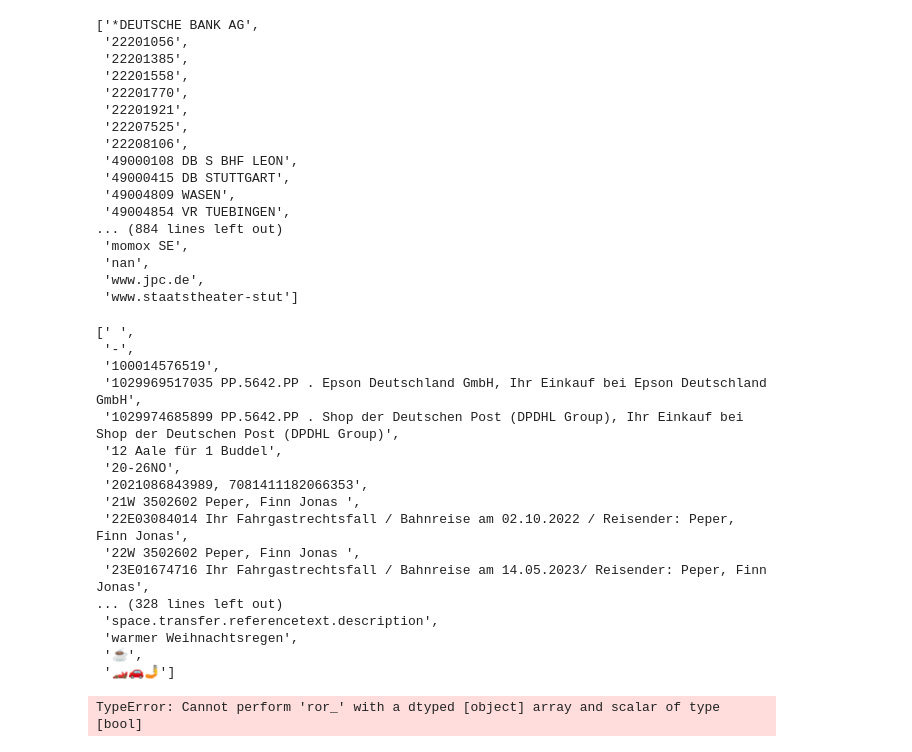
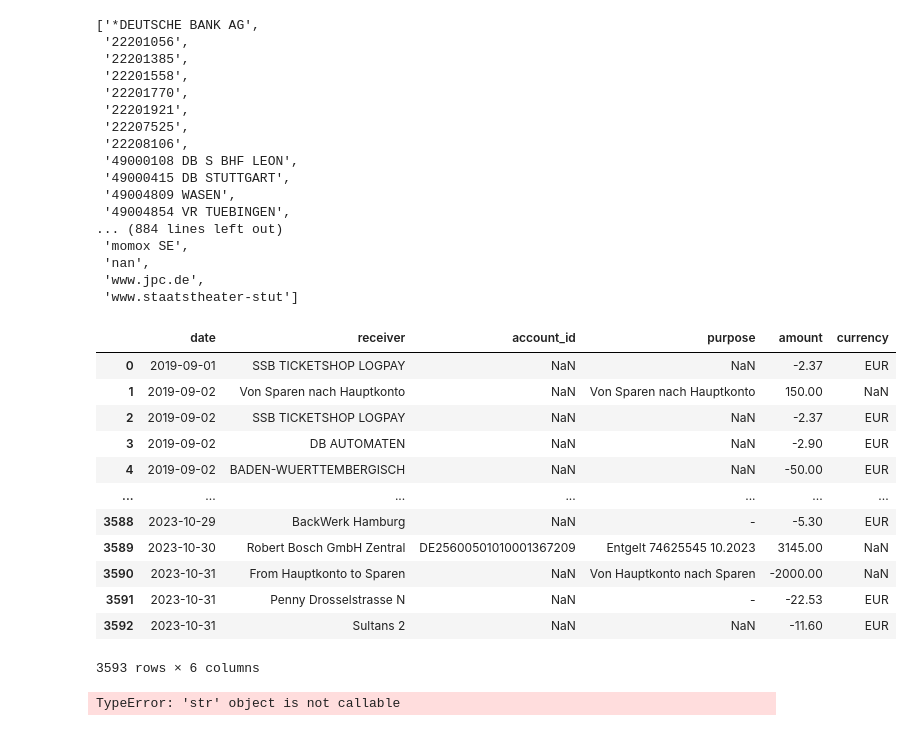
Before and after one commit to losredoe132/n26_account_dashboard, a Jupyter notebook: src/playground.ipynb, the cells around one changed output. Cells and saved outputs as stored; diff of their text form; code cells hidden in the pictures.

```diff
--- a/src/playground.ipynb
+++ b/src/playground.ipynb
@@ -55,27 +55,29 @@ sorted(df["Empfänger"].unique().astype("str"))
  'nan',
  'www.jpc.de',
  'www.staatstheater-stut']
-# %%
-sorted(df["Verwendungszweck"].unique().astype("str"))
-# %% [output]
-[' ',
- '-',
- '100014576519',
- '1029969517035 PP.5642.PP . Epson Deutschland GmbH, Ihr Einkauf bei Epson Deutschland GmbH',
- '1029974685899 PP.5642.PP . Shop der Deutschen Post (DPDHL Group), Ihr Einkauf bei Shop der Deutschen Post (DPDHL Group)',
- '12 Aale für 1 Buddel',
- '20-26NO',
- '2021086843989, 7081411182066353',
- '21W 3502602 Peper, Finn Jonas ',
- '22E03084014 Ihr Fahrgastrechtsfall / Bahnreise am 02.10.2022 / Reisender: Peper, Finn Jonas',
- '22W 3502602 Peper, Finn Jonas ',
- '23E01674716 Ihr Fahrgastrechtsfall / Bahnreise am 14.05.2023/ Reisender: Peper, Finn Jonas',
-... (328 lines left out)
- 'space.transfer.referencetext.description',
- 'warmer Weihnachtsregen',
- '☕️',
- '🏎🚗🤳']
-# %%
-df["Betrag (EUR)"]
-# %% [output]
-TypeError: Cannot perform 'ror_' with a dtyped [object] array and scalar of type [bool]
+# %%
+df.rename({"Empfänger":"receiver","Kontonummer":"account_id", "Verwendungszweck":"purpose", "Datum":"date", "Betrag (EUR)":"amount", "Fremdwährung":"currency"}, axis=1, inplace=True)
+df.drop(columns=["Betrag (Fremdwährung)","Transaktionstyp", "Wechselkurs"], inplace=True)
+df.date = pd.to_datetime(df.date)
+df
+# %% [output]
+|  | date | receiver | account_id | purpose | amount | currency |
+| 0 | 2019-09-01 | SSB TICKETSHOP LOGPAY | NaN | NaN | -2.37 | EUR |
+| 1 | 2019-09-02 | Von Sparen nach Hauptkonto | NaN | Von Sparen nach Hauptkonto | 150.00 | NaN |
+| 2 | 2019-09-02 | SSB TICKETSHOP LOGPAY | NaN | NaN | -2.37 | EUR |
+| 3 | 2019-09-02 | DB AUTOMATEN | NaN | NaN | -2.90 | EUR |
+| 4 | 2019-09-02 | BADEN-WUERTTEMBERGISCH | NaN | NaN | -50.00 | EUR |
+| ... | ... | ... | ... | ... | ... | ... |
+| 3588 | 2023-10-29 | BackWerk Hamburg | NaN | - | -5.30 | EUR |
+| 3589 | 2023-10-30 | Robert Bosch GmbH Zentral | DE25600501010001367209 | Entgelt 74625545 10.2023 | 3145.00 | NaN |
+| 3590 | 2023-10-31 | From Hauptkonto to Sparen | NaN | Von Hauptkonto nach Sparen | -2000.00 | NaN |
+| 3591 | 2023-10-31 | Penny Drosselstrasse N | NaN | - | -22.53 | EUR |
+| 3592 | 2023-10-31 | Sultans 2 | NaN | NaN | -11.60 | EUR |
+3593 rows × 6 columns
+# %%
+from categories import CategoryMatcher
+cm= CategoryMatcher()
+
+cm.match(df.loc[0])
+# %% [output]
+TypeError: 'str' object is not callable
```
Also changed, not shown: 3 other files.
